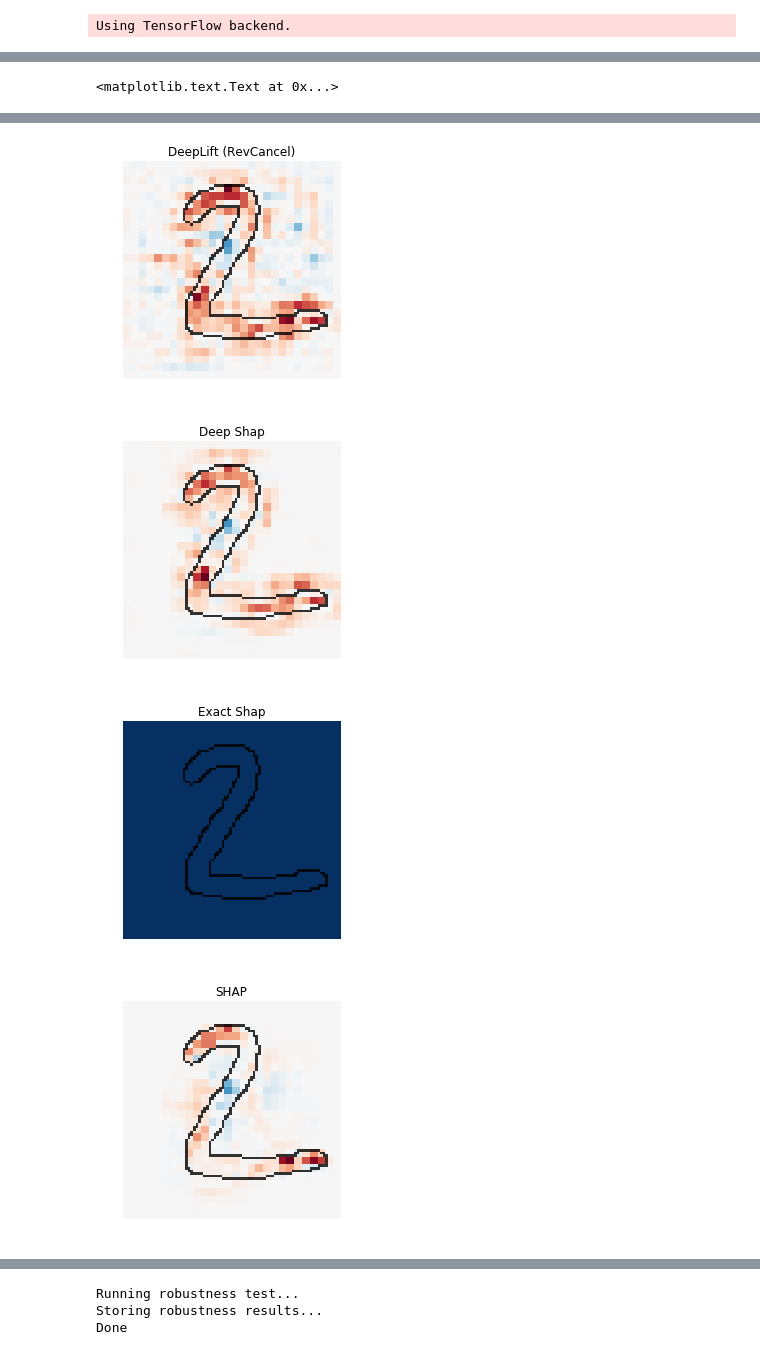
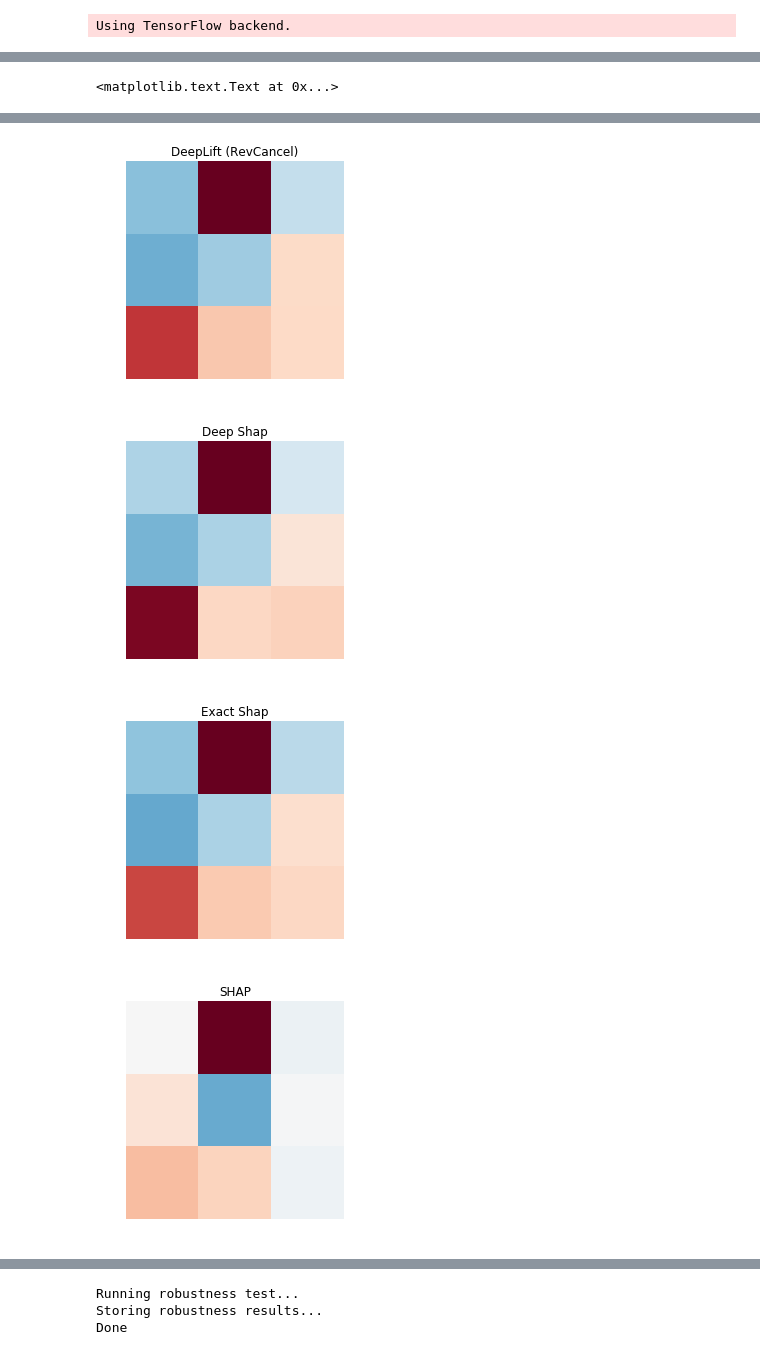
Before and after one commit to marcoancona/DeepExplain, a Jupyter notebook: examples/mint_cnn_keras.ipynb, the cells around one changed output, grey strips where cells are left out. Cells and saved outputs as stored; diff of their text form; code cells hidden in the pictures.

```diff
--- a/examples/mint_cnn_keras.ipynb
+++ b/examples/mint_cnn_keras.ipynb
@@ -33,7 +33,7 @@ Using TensorFlow backend.
 # %%
 # Build and train a network.
 
-SKIP_TRAIN = True
+SKIP_TRAIN = False
 saved_model_file = 'model.h5'
 
 batch_size = 128
@@ -41,7 +41,7 @@ num_classes = 10
 epochs = 3
 
 # input image dimensions
-img_rows, img_cols = 28, 28
+img_rows, img_cols = 3, 3
 
 # the data, shuffled and split between train and test sets
 (x_train, y_train), (x_test, y_test) = mnist.load_data()
@@ -78,14 +78,15 @@ if SKIP_TRAIN:
     model = load_model(saved_model_file)
 else:
     #de.enable_override('shapley')
+
     model = Sequential()
-    model.add(Conv2D(32, kernel_size=(3, 3),activation='relu',input_shape=(28,28,1)))
+    #model.add(Conv2D(32, kernel_size=(3, 3),activation='relu',input_shape=(28,28,1)))
     #model.add(Conv2D(64, (3, 3), activation='relu'))
-    model.add(MaxPooling2D(pool_size=(2, 2), input_shape=(28,28,1)))
+    #model.add(MaxPooling2D(pool_size=(2, 2), input_shape=(28,28,1)))
     #model.add(Dropout(0.25))
-    model.add(Flatten())
-    model.add(Dense(20, activation='relu', bias_regularizer=reg))
-    model.add(Dense(10, activation='relu', bias_regularizer=reg))
+    model.add(Flatten(input_shape=x_train.shape[1:]))
+    model.add(Dense(40, activation='relu', bias_regularizer=reg))
+    model.add(Dense(40, activation='relu', bias_regularizer=reg))
     model.add(Dense(num_classes, bias_regularizer=reg))
     model.add(Activation('softmax'))
     # ^ IMPORTANT: notice that the final softmax must be in its own layer
@@ -138,8 +139,8 @@ import matplotlib.pyplot as plt
 #plt.hist(y.flatten(), 100)
 # %%
 # Define what to be explained
-xs = x_test[0:2]
-ys = y_test[0:2]
+xs = x_test[0:30]
+ys = y_test[0:30]
 a_gradin = np.zeros_like(xs)
 a_intgrad = np.zeros_like(xs)
 a_res = np.zeros_like(xs)
@@ -326,9 +261,21 @@ print (a_shaplud.shape)
 # %%
+#%%script false
 # Compute exacly shapley values!
 saved_file = 'exact.npy'
+
+def model_fun(y) :
+    def f(x):
+        _x = x.reshape((x.shape[0],)+xs.shape[1:])
+        return (fModel.predict(np.array(_x))*y).sum(-1)
+    return f
+
+def model_in(x):
+    return x.flatten()
+
+
 if True or not SKIP_TRAIN:
     from deepexplain.tensorflow.exact_shapley import compute_shapley
-    a_exact = np.array([compute_shapley(xx, lambda x: (fModel.predict(np.array(x))*yy).sum(-1)) for xx, yy in zip(xs, ys)])
+    a_exact = np.array([compute_shapley(model_in(xx), model_fun(yy)) for xx, yy in zip(xs, ys)])
     np.save(saved_file, a_exact)
 else:
     a_exact = np.load(saved_file)
@@ -354,7 +283,7 @@ Exact Shapley (v2)
 # Plot attributions
 from utils import plot, plt
 %matplotlib inline
-idx = 1
+idx = 4
 plot(a_gradin[idx].reshape(img_rows, img_cols), xs[idx].reshape(img_rows, img_cols)).title('GradInput')
 plt.figure()
 plot(a_intgrad[idx].reshape(img_rows, img_cols), xs[idx].reshape(img_rows, img_cols)).title('IntGrad')
@@ -378,7 +307,7 @@ plot((a_shaplud)[idx].reshape(img_rows, img_cols), xs[idx].reshape(img_rows, img
-[figure, old version]
+[figure, new version]
-[figure, old version]
+[figure, new version]
-[figure, old version]
+[figure, new version]
-[figure, old version]
+[figure, new version]
 # %%
 methods = [a_gradin, a_intgrad, a_res, a_rc, a_shap, a_exact]
 confusion = np.zeros((len(methods), len(methods)))
```
Also changed, not shown: parts of 9 cells of this notebook, 2 other files.
